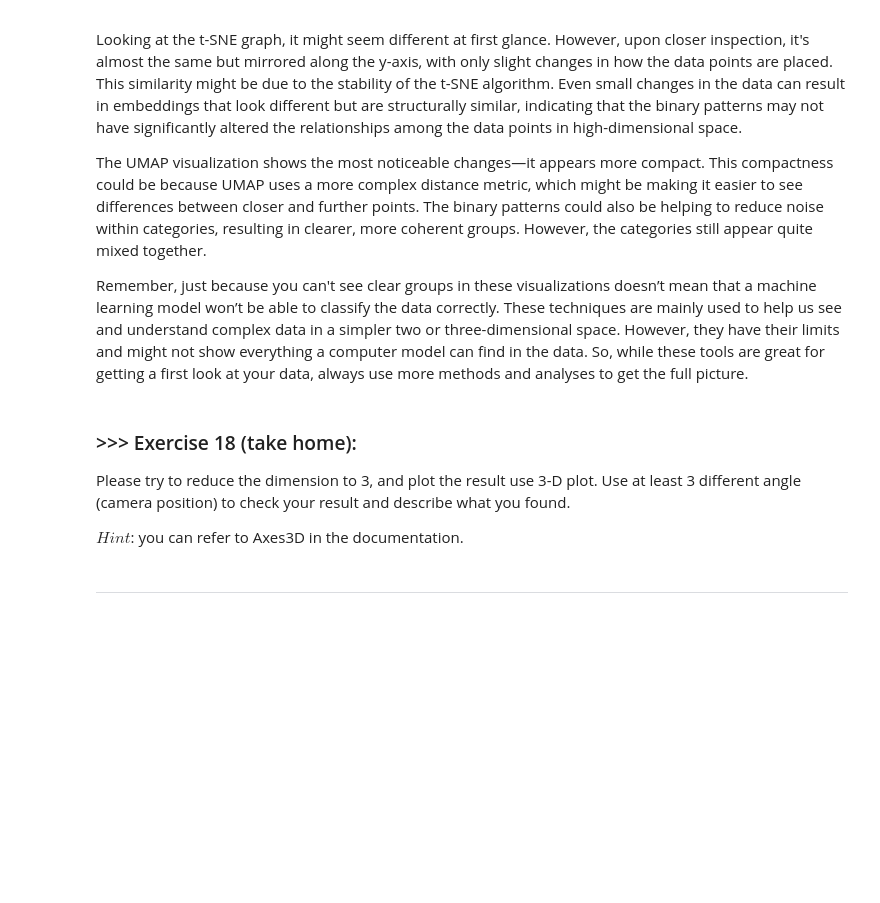
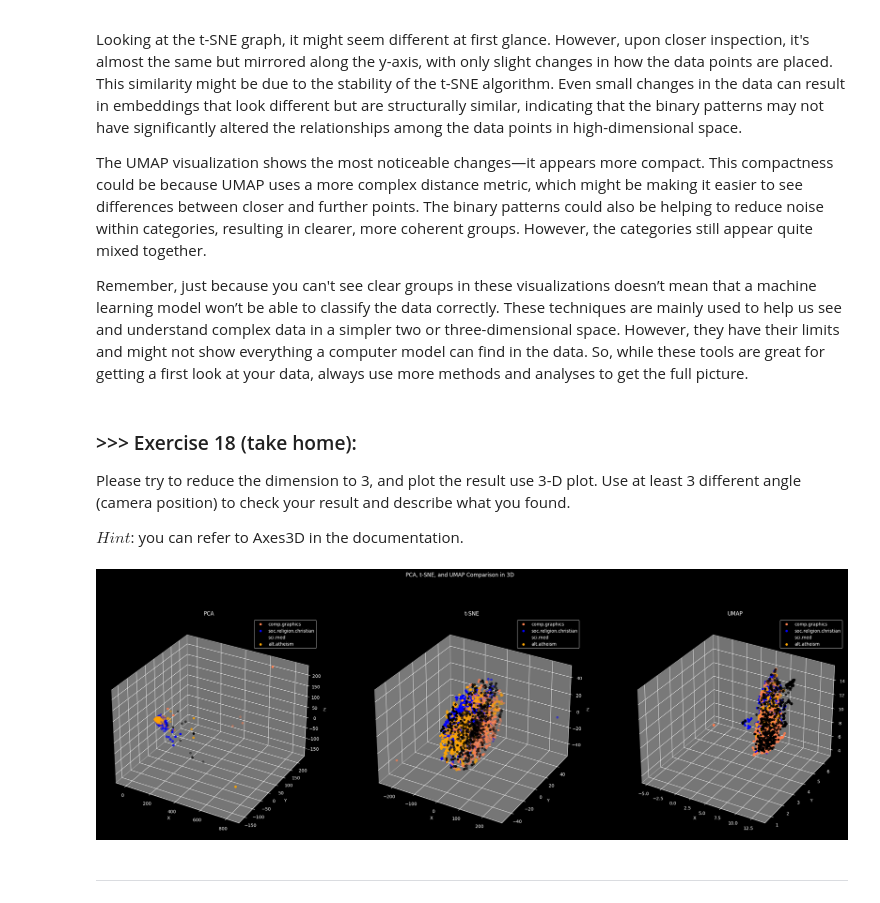
Before and after one commit to AnaAngle/DM2024-Lab1-Master, a Jupyter notebook: DM2024-Lab1-Master.ipynb, the cells around one changed output. Saved outputs shown, nothing was run; the diff lists cells and outputs as text; code cells hidden in the pictures; blank space fills up the shorter version.

```diff
--- a/DM2024-Lab1-Master.ipynb
+++ b/DM2024-Lab1-Master.ipynb
@@ -2041,3 +2065,36 @@ $Hint$: you can refer to Axes3D in the documentation.
+# %%
+# Answer here
+X_pca_aug = PCA(n_components=3).fit_transform(augmented_df.values)
+X_tsne_aug = TSNE(n_components=3).fit_transform(augmented_df.values)
+X_umap_aug = umap.UMAP(n_components=3).fit_transform(augmented_df.values)
+
+col = ['coral', 'blue', 'black', 'orange']
+categories = X['category_name'].unique()
+
+fig, axes = plt.subplots(1, 3, figsize=(30, 10), subplot_kw={'projection': '3d'})
+fig.suptitle('PCA, t-SNE, and UMAP Comparison in 3D')
+
+def plot_scatter3D(ax, X_reduced, title):
+    for c, category in zip(col, categories):
+        xs = X_reduced[X['category_name'] == category, 0]
+        ys = X_reduced[X['category_name'] == category, 1]
+        zs = X_reduced[X['category_name'] == category, 2]
+        ax.scatter(xs, ys, zs, c=c, marker='o', label=category)
+
+    ax.grid(color='gray', linestyle=':', linewidth=2, alpha=0.2)
+    ax.set_title(title)
+    ax.set_xlabel('X')
+    ax.set_ylabel('Y')
+    ax.set_zlabel('Z')
+    ax.legend(loc='upper right')
+
+plot_scatter3D(axes[0], X_pca_aug, 'PCA')
+plot_scatter3D(axes[1], X_tsne_aug, 't-SNE')
+plot_scatter3D(axes[2], X_umap_aug, 'UMAP')
+
+plt.show()
+# %% [output]
+[figure, added]
 # %% [markdown]
 ---
 # %% [markdown]
```
Also changed, not shown: parts of 14 cells of this notebook, 4 other files.
